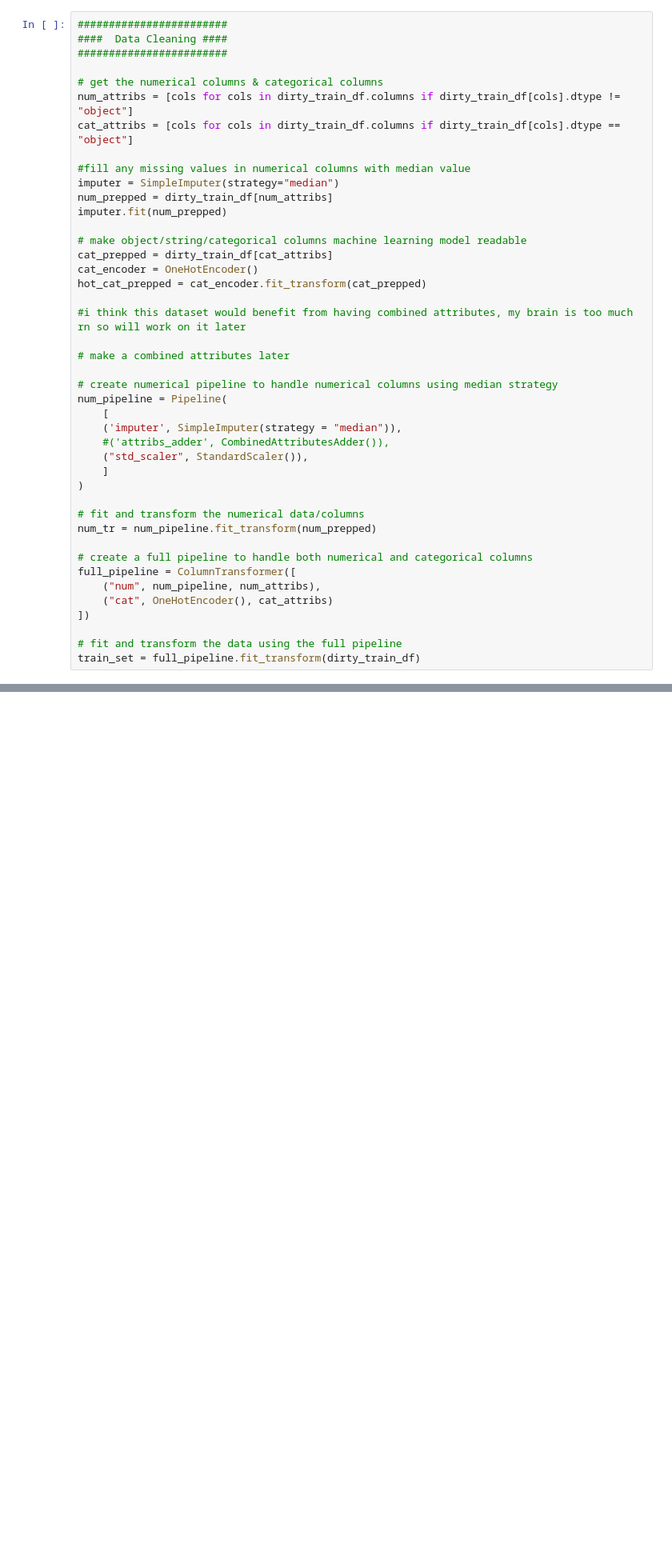
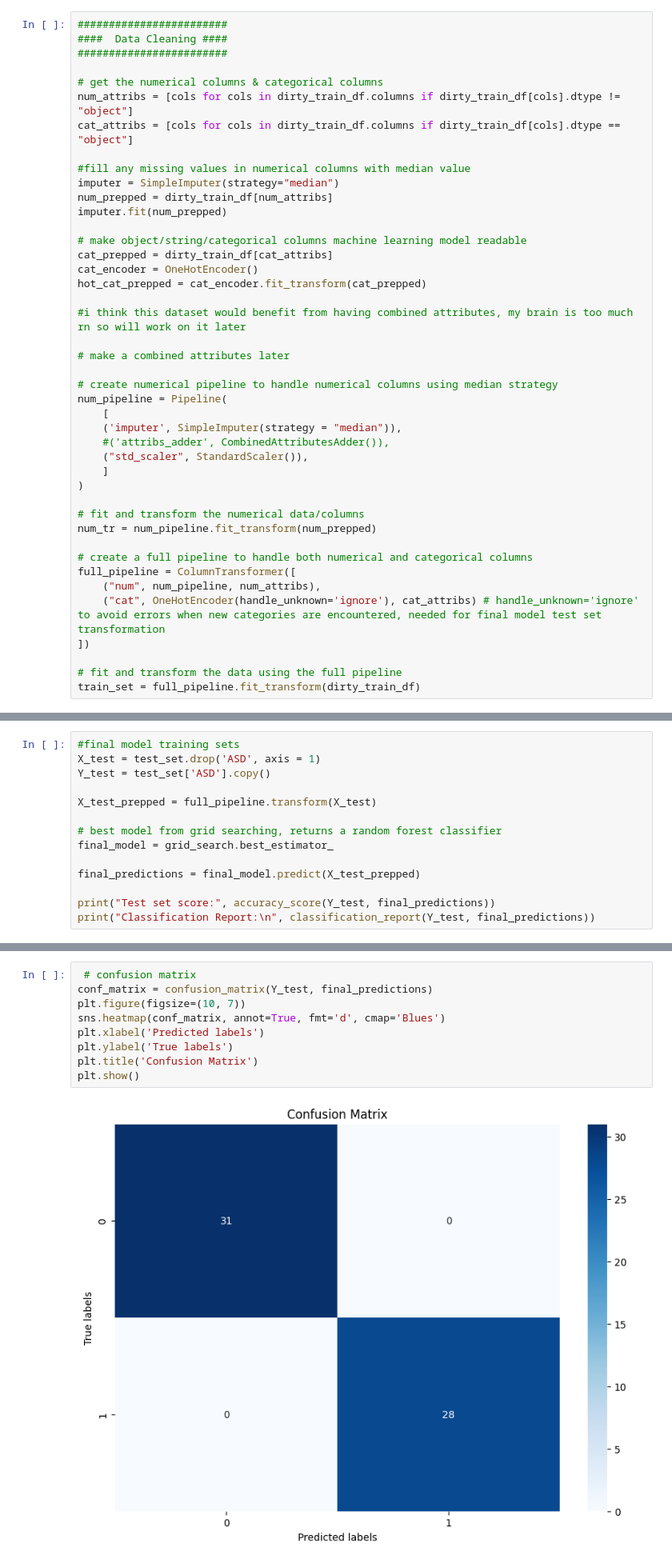
Before and after one commit to jonathan-manzano/db-ml-final-project-cs133sp24-sjsu, a Jupyter notebook: model.ipynb, the cells around one changed output, grey strips where cells are left out. Shown at 80% size. Cells and saved outputs as stored; diff of their text form; blank space fills up the shorter version.

Commit message:
finished model, waiting for feedback from hannah

```diff
--- a/model.ipynb
+++ b/model.ipynb
@@ -148,7 +148,7 @@ num_tr = num_pipeline.fit_transform(num_prepped)
 # create a full pipeline to handle both numerical and categorical columns
 full_pipeline = ColumnTransformer([
     ("num", num_pipeline, num_attribs),
-    ("cat", OneHotEncoder(), cat_attribs)
+    ("cat", OneHotEncoder(handle_unknown='ignore'), cat_attribs) # handle_unknown='ignore' to avoid errors when new categories are encountered, needed for final model test set transformation
 ])
 
 # fit and transform the data using the full pipeline
@@ -319,0 +357,14 @@ array([4.05603259e-02, 2.27528524e-02, 4.77179989e-02, 8.11995847e-02,
+# %%
+#final model training sets
+X_test = test_set.drop('ASD', axis = 1)
+Y_test = test_set['ASD'].copy()
+
+X_test_prepped = full_pipeline.transform(X_test)
+
+# best model from grid searching, returns a random forest classifier
+final_model = grid_search.best_estimator_
+
+final_predictions = final_model.predict(X_test_prepped)
+
+print("Test set score:", accuracy_score(Y_test, final_predictions))
+print("Classification Report:\n", classification_report(Y_test, final_predictions))
@@ -319,0 +382,11 @@ array([4.05603259e-02, 2.27528524e-02, 4.77179989e-02, 8.11995847e-02,
+# %%
+ # confusion matrix
+conf_matrix = confusion_matrix(Y_test, final_predictions)
+plt.figure(figsize=(10, 7))
+sns.heatmap(conf_matrix, annot=True, fmt='d', cmap='Blues')
+plt.xlabel('Predicted labels')
+plt.ylabel('True labels')
+plt.title('Confusion Matrix')
+plt.show()
+# %% [output]
+[figure, added]
```
Also changed, not shown: parts of 4 cells of this notebook.
